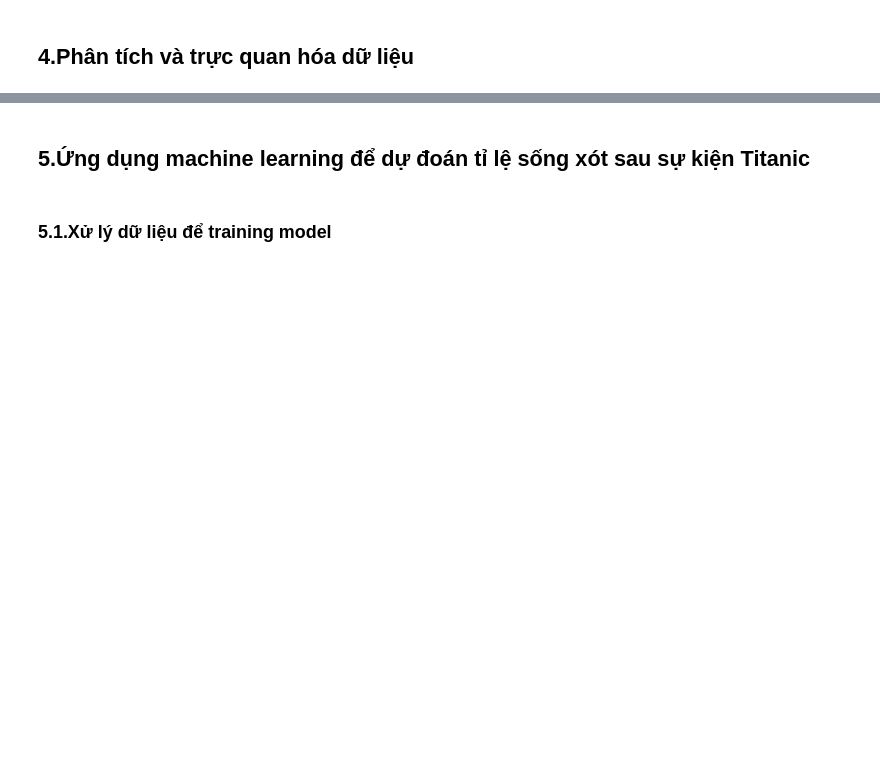
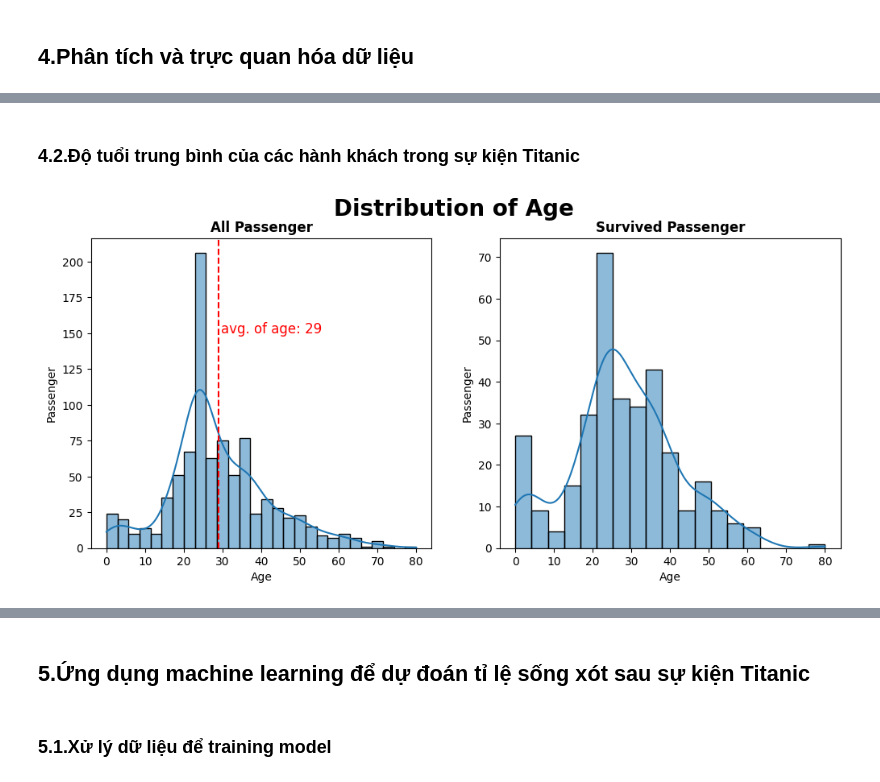
Before and after one commit to James2109/Titanic-Analytics, a Jupyter notebook: Titanic Data Analysis.ipynb, the cells around one changed output, grey strips where cells are left out. Cells and saved outputs as stored; diff of their text form; code cells hidden in the pictures; blank space fills up the shorter version.

```diff
--- a/Titanic Data Analysis.ipynb
+++ b/Titanic Data Analysis.ipynb
@@ -151,0 +262,27 @@ df.head()
+# %% [markdown]
+### 4.2.Độ tuổi trung bình của các hành khách trong sự kiện Titanic
+# %%
+plt.figure(figsize=(12,5))
+mean_age = df['Age'].mean()
+plt.subplot(1,2,1)
+sns.histplot(
+    x = df['Age'],
+    kde=True
+)
+plt.title('All Passenger', fontweight = 'bold')
+plt.axvline(x=mean_age, ls='--', color = 'red')
+plt.ylabel("Passenger")
+plt.text(x = mean_age + 0.5,y = 150, s = f'avg. of age: {int(mean_age)}', fontsize = 12, color = 'red')
+
+plt.subplot(1,2,2)
+sns.histplot(
+    x = df[df['Survived']==1]['Age'],
+    kde=True
+)
+plt.title('Survived Passenger', fontweight = 'bold')
+plt.ylabel("Passenger")
+
+plt.suptitle('Distribution of Age', fontsize = 20, fontweight = 'bold')
+plt.show()
+# %% [output]
+[figure, added]
```
Also changed, not shown: parts of 27 cells of this notebook.
